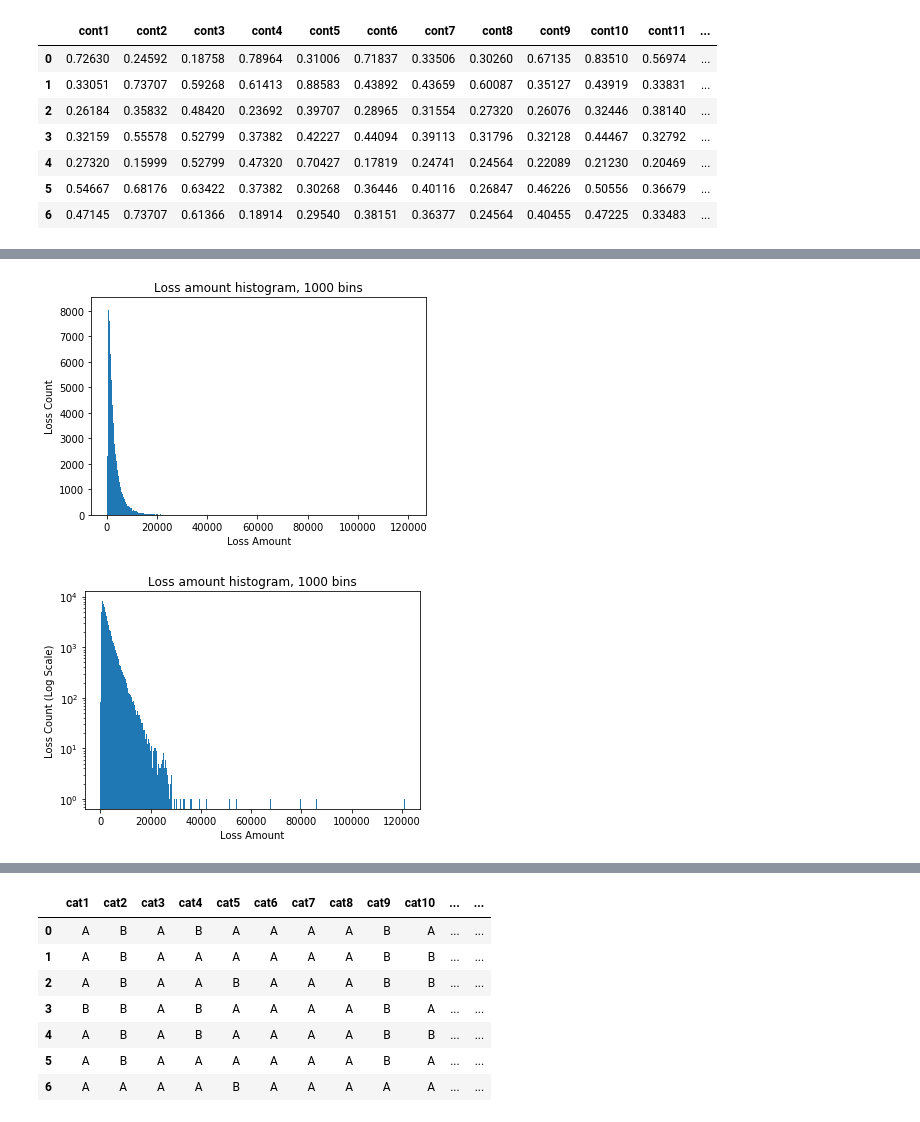
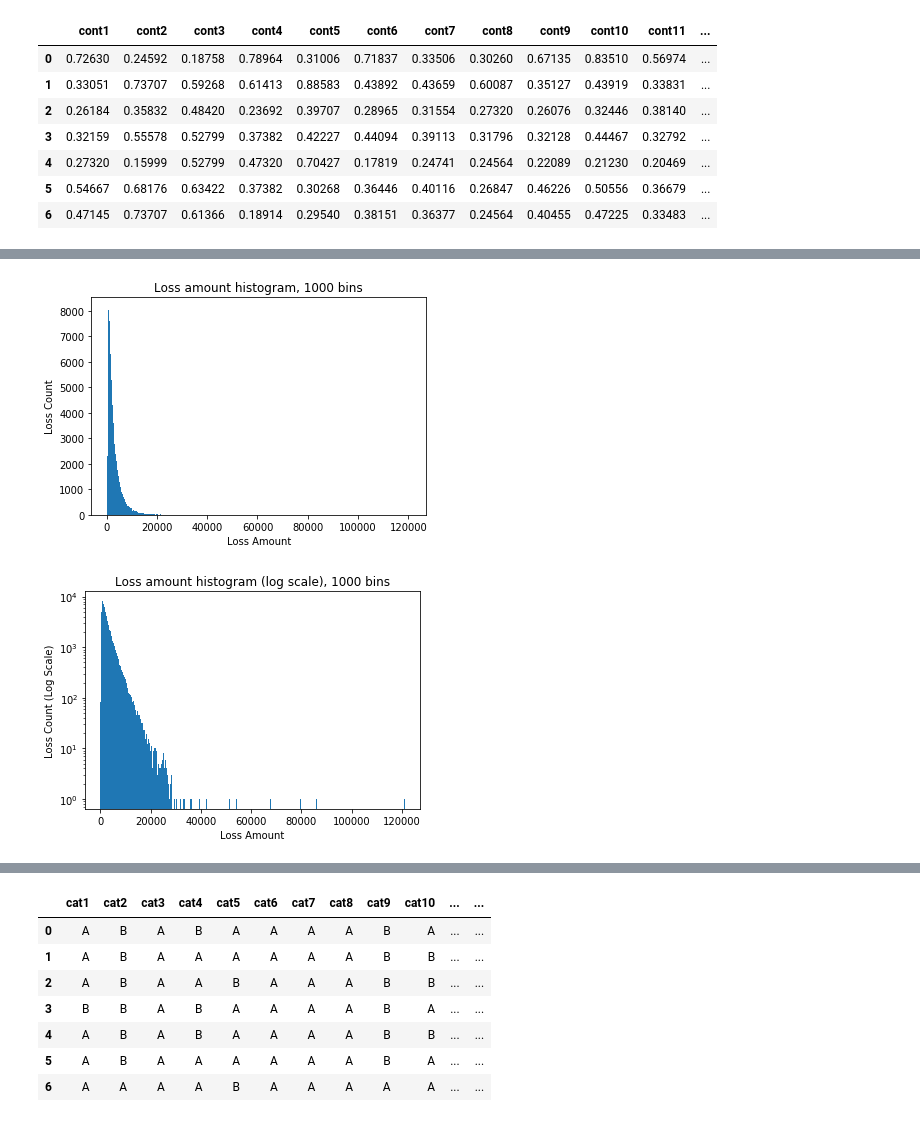
Before and after one commit to VCZLee/Jupyter-Notebooks, a Jupyter notebook: Kaggle/Allstate Claim Severity/Allstate Claim Severity Modeling.ipynb, the cells around one changed output, grey strips where cells are left out. Cells and saved outputs as stored; diff of their text form; code cells hidden in the pictures.

```diff
--- a/Kaggle/Allstate Claim Severity/Allstate Claim Severity Modeling.ipynb
+++ b/Kaggle/Allstate Claim Severity/Allstate Claim Severity Modeling.ipynb
@@ -61,19 +62,19 @@ cont_dataset.describe() #excluding loss, all the continuous variables are betwee
 # %%
 plt.hist(cont_dataset.loss, 1000);
 plt.title("Loss amount histogram, 1000 bins");
 plt.xlabel("Loss Amount");
 plt.ylabel("Loss Count");
 plt.show();
 
 plt.hist(cont_dataset.loss, 1000);
-plt.title("Loss amount histogram, 1000 bins");
+plt.title("Loss amount histogram (log scale), 1000 bins");
 plt.xlabel("Loss Amount");
 plt.ylabel("Loss Count (Log Scale)");
 plt.yscale("log");
 plt.show(); #loss amounts are heavily skewed to the right
 # %% [output]
 [figure]
-[figure, old version]
+[figure, new version]
 # %%
 cont_dataset['logloss'] = np.log(cont_dataset['loss'])
 
```
Also changed, not shown: parts of 10 cells of this notebook, 2 other files.
